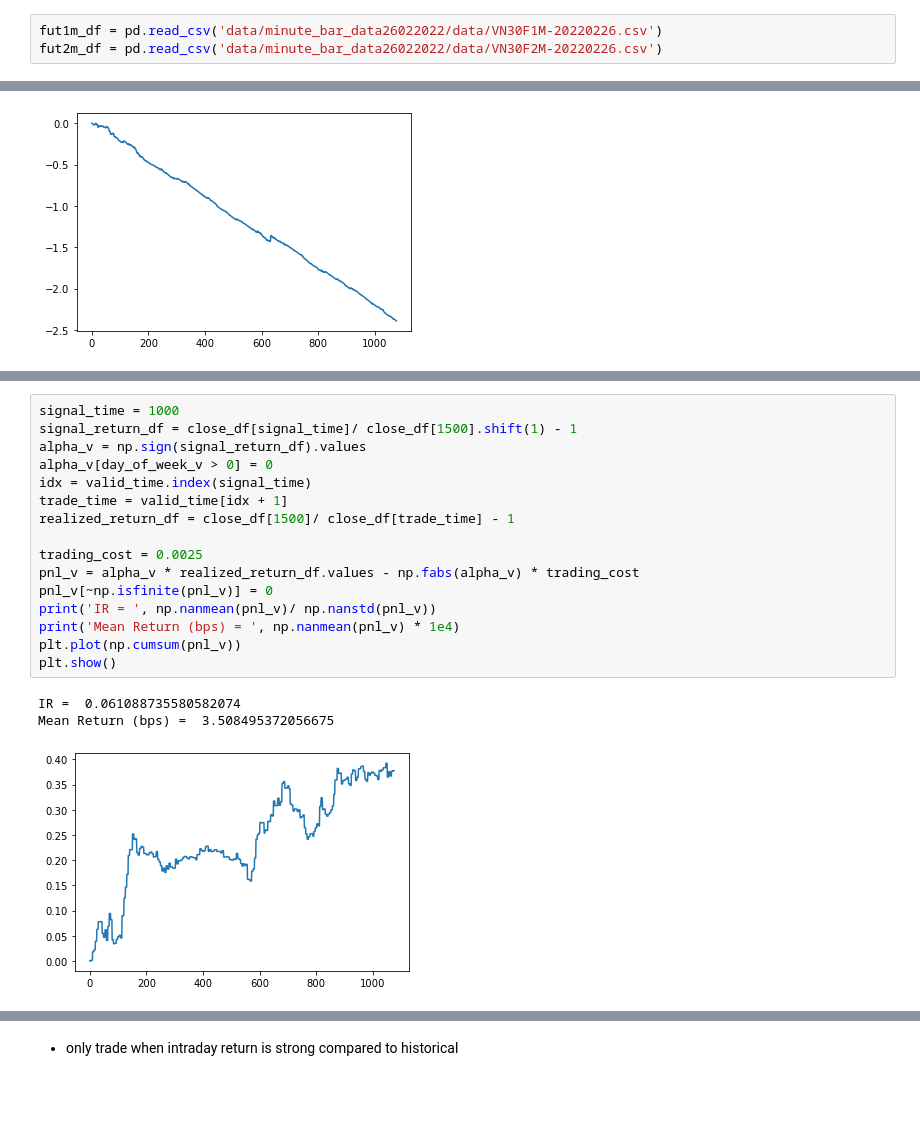
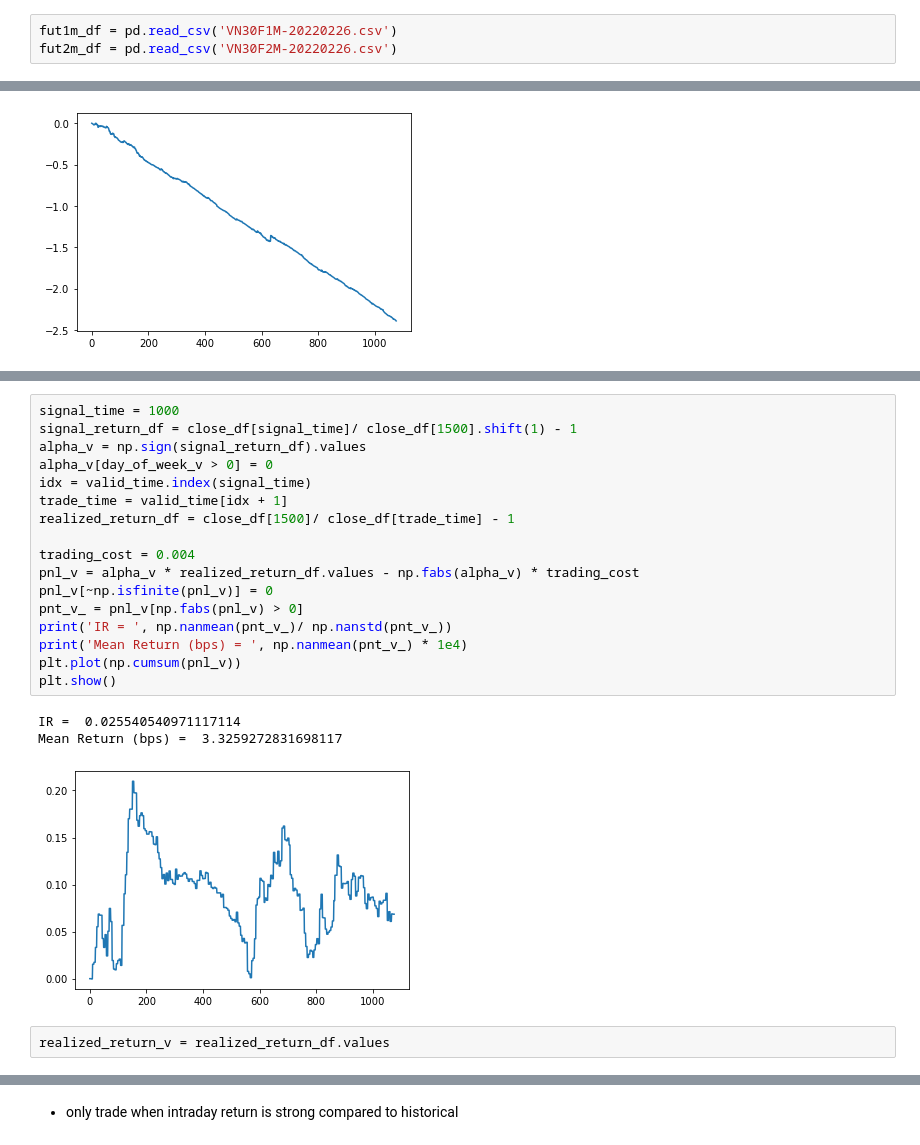
Before and after one commit to tdlinh/test_git, a Jupyter notebook: vn_futures_strat_test.ipynb, the cells around one changed output, grey strips where cells are left out. Drawn from its saved outputs; the diff is of its cells as text; blank space fills up the shorter version.

```diff
--- a/vn_futures_strat_test.ipynb
+++ b/vn_futures_strat_test.ipynb
@@ -5,8 +5,8 @@ import matplotlib.pyplot as plt
 # %%
 import datetime
 # %%
-fut1m_df = pd.read_csv('data/minute_bar_data26022022/data/VN30F1M-20220226.csv')
-fut2m_df = pd.read_csv('data/minute_bar_data26022022/data/VN30F2M-20220226.csv')
+fut1m_df = pd.read_csv('VN30F1M-20220226.csv')
+fut2m_df = pd.read_csv('VN30F2M-20220226.csv')
 # %%
 fut1m_df.head(3)
 # %% [output]
@@ -333,20 +407,23 @@ Monday median return (in bps):  -22.974632639594628
 # %%
 signal_time = 1000
 signal_return_df = close_df[signal_time]/ close_df[1500].shift(1) - 1
 alpha_v = np.sign(signal_return_df).values
 alpha_v[day_of_week_v > 0] = 0
 idx = valid_time.index(signal_time)
 trade_time = valid_time[idx + 1]
 realized_return_df = close_df[1500]/ close_df[trade_time] - 1
 
-trading_cost = 0.0025
+trading_cost = 0.004
 pnl_v = alpha_v * realized_return_df.values - np.fabs(alpha_v) * trading_cost
 pnl_v[~np.isfinite(pnl_v)] = 0
-print('IR = ', np.nanmean(pnl_v)/ np.nanstd(pnl_v))
-print('Mean Return (bps) = ', np.nanmean(pnl_v) * 1e4)
+pnt_v_ = pnl_v[np.fabs(pnl_v) > 0]
+print('IR = ', np.nanmean(pnt_v_)/ np.nanstd(pnt_v_))
+print('Mean Return (bps) = ', np.nanmean(pnt_v_) * 1e4)
 plt.plot(np.cumsum(pnl_v))
 plt.show()
 # %% [output]
-IR =  0.061088735580582074
-Mean Return (bps) =  3.508495372056675
+IR =  0.025540540971117114
+Mean Return (bps) =  3.3259272831698117
-[figure, old version]
+[figure, new version]
+# %%
+realized_return_v = realized_return_df.values
```
Also changed, not shown: parts of 43 cells of this notebook.
